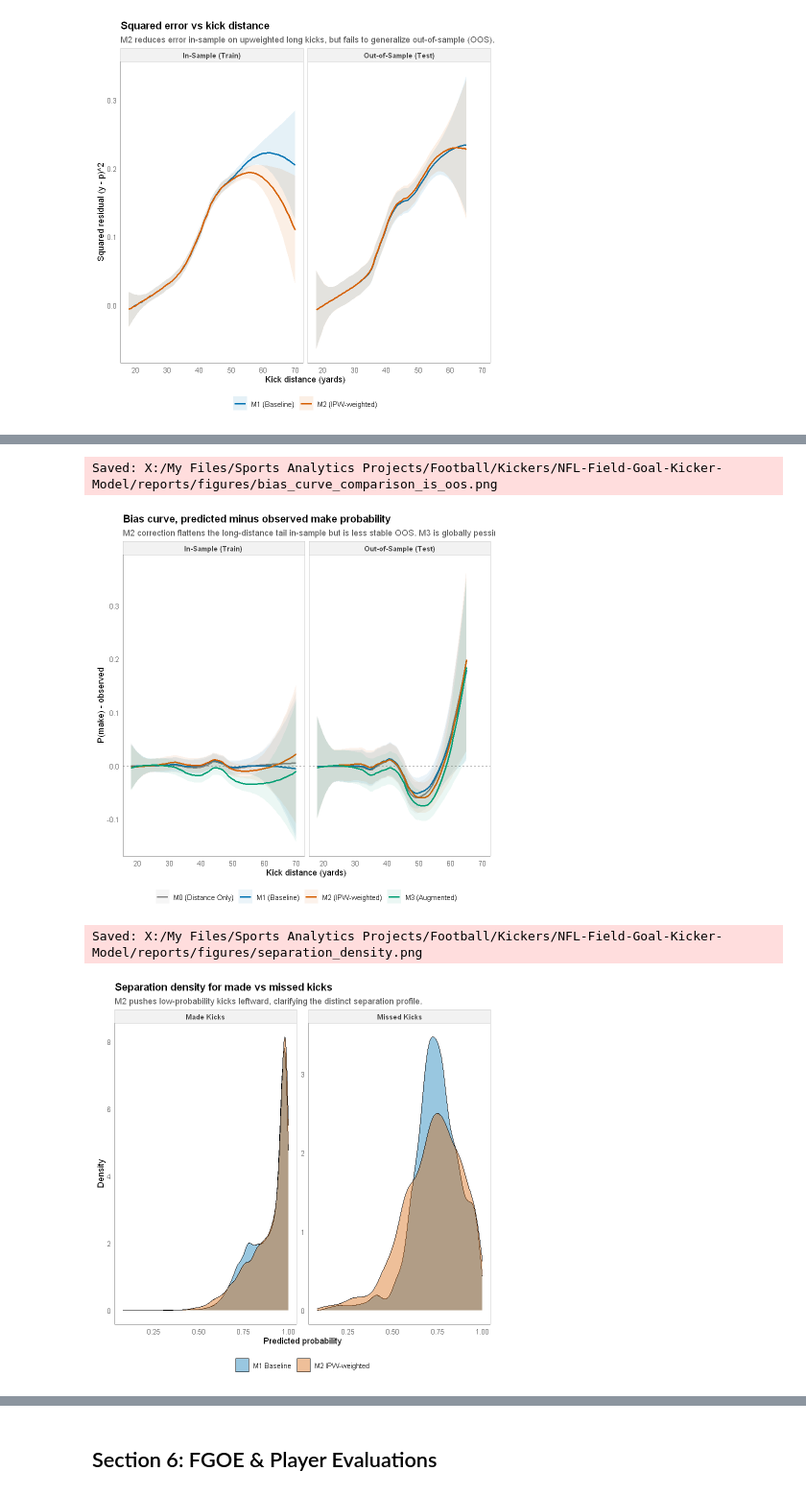
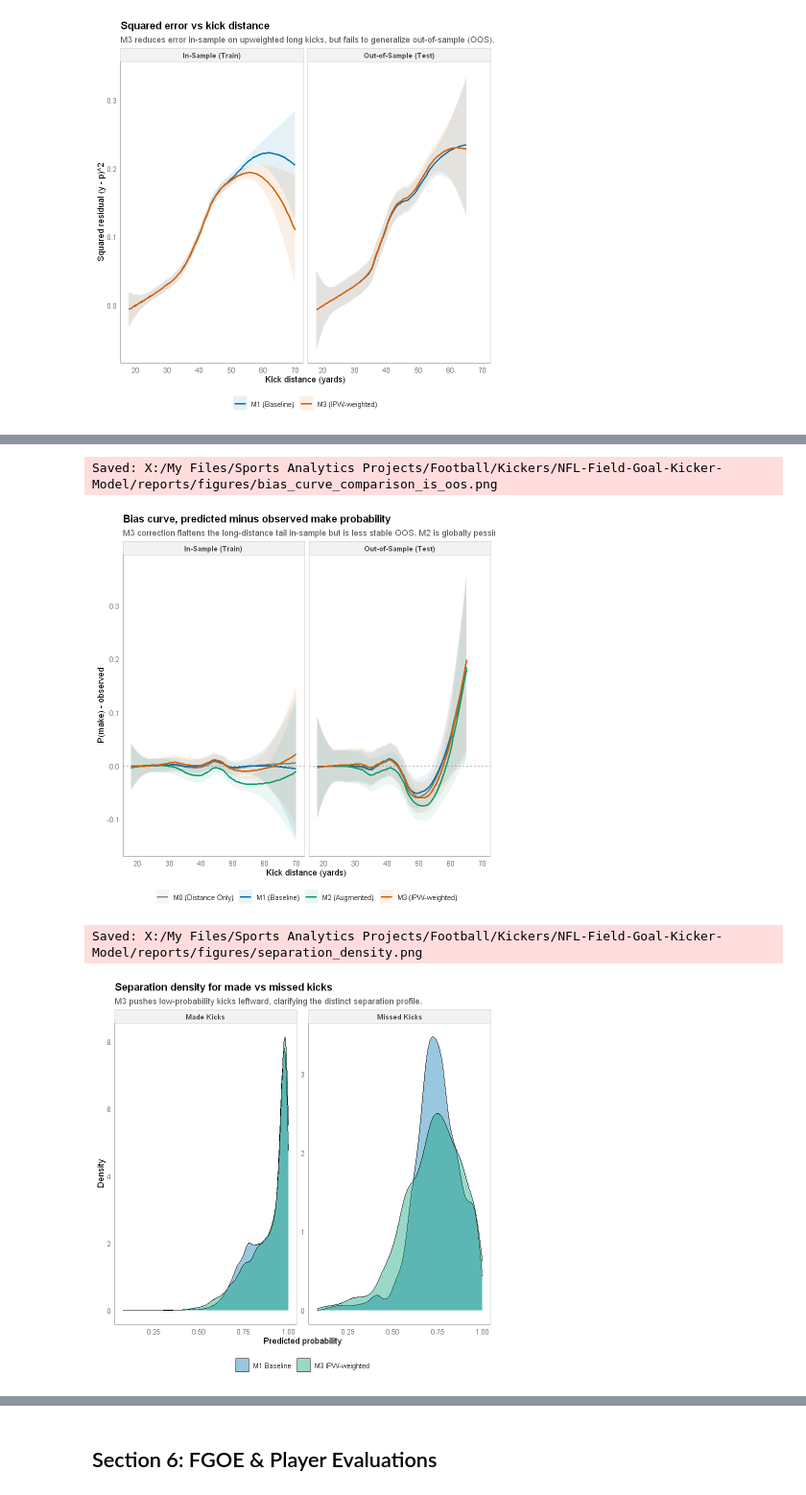
Before and after one commit to eker3777/NFL-Field-Goal-Kicker-Model, a Jupyter notebook: notebooks/05_visuals.ipynb, the cells around one changed output, grey strips where cells are left out. Shown at 96% size. Saved outputs shown, nothing was run; the diff lists cells and outputs as text; code cells hidden in the pictures.

```diff
--- a/notebooks/05_visuals.ipynb
+++ b/notebooks/05_visuals.ipynb
@@ -39,12 +39,12 @@ figures_dir       <- file.path(reports_dir, 'figures')
 
 EVAL_SEASON_MIN   <- 2015L
 EVAL_SEASON_MAX   <- 2025L
-MODEL_FILE_M2_POP <- 'xfg_m2_ipw_no_kicker_season_logit.rds'
+MODEL_FILE_M3_POP <- 'xfg_m3_ipw_no_kicker_season_logit.rds'
 MIN_FGOE_ATT      <- 25L
 
 # Clear existing figures first.
 # Only PNGs are removed: notebook 04 writes its metrics CSVs (metrics_table.csv,
-# metrics_by_era_oos.csv, m1_vs_m2_by_era_oos.csv) into this same directory, and
+# metrics_by_era_oos.csv, m1_vs_m3_by_era_oos.csv) into this same directory, and
 # a blanket unlink() of figures_dir/* silently destroyed them whenever 05 ran
 # after 04 -- which is the documented notebook order.
 if (dir.exists(figures_dir)) {
@@ -164,7 +164,7 @@ preds_pi <- readr::read_csv(file.path(reports_dir, 'attempt_pi', 'attempt_pi_oof
     fg_all %>% select(season, game_id, play_id, kick_distance, game_seconds_remaining),
     by = c("season", "game_id", "play_id")
   )
-m2_pop   <- readRDS(file.path(final_models_dir, MODEL_FILE_M2_POP))
+m3_pop   <- readRDS(file.path(final_models_dir, MODEL_FILE_M3_POP))
 
 # Test set split mapping
 test_game_ids_file <- file.path(data_dir, 'augmented',
@@ -175,8 +175,8 @@ preds <- preds %>%
   mutate(
     split    = if_else(game_id %in% test_game_ids, 'test', 'train'),
     fgoe_m1  = kick_made - p_m1,
-    fgoe_m2  = kick_made - p_m2,
-    fgoe_m3  = kick_made - p_m3
+    fgoe_m3  = kick_made - p_m3,
+    fgoe_m2  = kick_made - p_m2
   )
 
 preds_is  <- preds
@@ -188,19 +188,19 @@ y_test     <- preds_test$kick_made
 preds_is_df   <- as.data.frame(preds_is)
 preds_test_df <- as.data.frame(preds_test)
 
-preds_is$p_m2_pop  <- predict(m2_pop, newdata = preds_is_df, type = 'response', allow.new.levels = TRUE)
-preds_is$fgoe_pop   <- preds_is$kick_made - preds_is$p_m2_pop
+preds_is$p_m3_pop  <- predict(m3_pop, newdata = preds_is_df, type = 'response', allow.new.levels = TRUE)
+preds_is$fgoe_pop   <- preds_is$kick_made - preds_is$p_m3_pop
 
-preds_test$p_m2_pop <- predict(m2_pop, newdata = preds_test_df, type = 'response', allow.new.levels = TRUE)
-preds_test$fgoe_pop  <- preds_test$kick_made - preds_test$p_m2_pop
+preds_test$p_m3_pop <- predict(m3_pop, newdata = preds_test_df, type = 'response', allow.new.levels = TRUE)
+preds_test$fgoe_pop  <- preds_test$kick_made - preds_test$p_m3_pop
 
 # Construct fg_full_pooled to replicate archived 08 plots
 fg_full_pooled <- preds_is %>%
   dplyr::rename(
     pred_m0_full = p_m0_full,
     pred_m1_full = p_m1_full,
-    pred_m2_full = p_m2_full,
-    pred_m3_full = p_m3_full
+    pred_m3_full = p_m3_full,
+    pred_m2_full = p_m2_full
   )
 
 # Construct decision data frame (Multi-Class 4th Down Decisions)
@@ -626,12 +626,12 @@ Saved: X:/My Files/Sports Analytics Projects/Football/Kickers/NFL-Field-Goal-Kic
 # --- Bias Curve: Predicted minus Observed (All 4 Models) ---
 is_bias_data <- preds_is %>%
   filter(!is.na(kick_made)) %>%
-  select(kick_distance, kick_made, p_m0_full, p_m1_full, p_m2_full, p_m3_full) %>%
+  select(kick_distance, kick_made, p_m0_full, p_m1_full, p_m3_full, p_m2_full) %>%
   mutate(
     bias_M0 = p_m0_full - kick_made,
     bias_M1 = p_m1_full - kick_made,
-    bias_M2 = p_m2_full - kick_made,
-    bias_M3 = p_m3_full - kick_made
+    bias_M3 = p_m3_full - kick_made,
+    bias_M2 = p_m2_full - kick_made
   ) %>%
   pivot_longer(cols = c(bias_M0, bias_M1, bias_M2, bias_M3),
                names_to = 'Model', values_to = 'Residual') %>%
@@ -639,20 +639,20 @@ is_bias_data <- preds_is %>%
     Model = recode(Model,
       bias_M0 = 'M0 (Distance Only)',
       bias_M1 = 'M1 (Baseline)',
-      bias_M2 = 'M2 (IPW-weighted)',
-      bias_M3 = 'M3 (Augmented)'
+      bias_M2 = 'M2 (Augmented)',
+      bias_M3 = 'M3 (IPW-weighted)'
     ),
     split = 'In-Sample (Train)'
   )
 
 oos_bias_data <- preds_test %>%
   filter(!is.na(kick_made)) %>%
-  select(kick_distance, kick_made, p_m0, p_m1, p_m2, p_m3) %>%
+  select(kick_distance, kick_made, p_m0, p_m1, p_m3, p_m2) %>%
   mutate(
     bias_M0 = p_m0 - kick_made,
     bias_M1 = p_m1 - kick_made,
-    bias_M2 = p_m2 - kick_made,
-    bias_M3 = p_m3 - kick_made
+    bias_M3 = p_m3 - kick_made,
+    bias_M2 = p_m2 - kick_made
   ) %>%
   pivot_longer(cols = c(bias_M0, bias_M1, bias_M2, bias_M3),
                names_to = 'Model', values_to = 'Residual') %>%
@@ -660,8 +660,8 @@ oos_bias_data <- preds_test %>%
     Model = recode(Model,
       bias_M0 = 'M0 (Distance Only)',
       bias_M1 = 'M1 (Baseline)',
-      bias_M2 = 'M2 (IPW-weighted)',
-      bias_M3 = 'M3 (Augmented)'
+      bias_M2 = 'M2 (Augmented)',
+      bias_M3 = 'M3 (IPW-weighted)'
     ),
     split = 'Out-of-Sample (Test)'
   )
@@ -669,7 +669,7 @@ oos_bias_data <- preds_test %>%
 bias_dist_data <- bind_rows(is_bias_data, oos_bias_data) %>%
   mutate(Model = factor(Model, levels = c(
     'M0 (Distance Only)', 'M1 (Baseline)',
-    'M2 (IPW-weighted)', 'M3 (Augmented)'
+    'M2 (Augmented)', 'M3 (IPW-weighted)'
   )))
 
 p_bias_dist <- ggplot(bias_dist_data,
@@ -681,18 +681,18 @@ p_bias_dist <- ggplot(bias_dist_data,
   scale_color_manual(values = c(
     'M0 (Distance Only)' = '#888888',
     'M1 (Baseline)'      = '#0072B2',
-    'M2 (IPW-weighted)'  = '#D55E00',
-    'M3 (Augmented)'     = '#009E73'
+    'M3 (IPW-weighted)'  = '#D55E00',
+    'M2 (Augmented)'     = '#009E73'
   )) +
   scale_fill_manual(values = c(
     'M0 (Distance Only)' = '#888888',
     'M1 (Baseline)'      = '#0072B2',
-    'M2 (IPW-weighted)'  = '#D55E00',
-    'M3 (Augmented)'     = '#009E73'
+    'M3 (IPW-weighted)'  = '#D55E00',
+    'M2 (Augmented)'     = '#009E73'
   )) +
   labs(
     title = 'Bias curve, predicted minus observed make probability',
-    subtitle = 'M2 correction flattens the long-distance tail in-sample but is less stable OOS. M3 is globally pessimistic.',
+    subtitle = 'M3 correction flattens the long-distance tail in-sample but is less stable OOS. M2 is globally pessimistic.',
     x = 'Kick distance (yards)',
     y = 'P(make) - observed',
     color = NULL, fill = NULL
@@ -702,35 +702,35 @@ print(p_bias_dist)
 save_fig(p_bias_dist, 'bias_curve_comparison_is_oos.png', w = 12, h = 5.5)
 # %% [output]
 Saved: X:/My Files/Sports Analytics Projects/Football/Kickers/NFL-Field-Goal-Kicker-Model/reports/figures/bias_curve_comparison_is_oos.png
-[figure, old version]
+[figure, new version]
 # %%
 # --- Separation density for made vs missed kicks ---
 dist_plot_data <- preds_is %>%
   filter(!is.na(kick_made)) %>%
-  select(kick_made, p_m1_full, p_m2_full) %>%
-  pivot_longer(cols = c(p_m1_full, p_m2_full), names_to = 'Model', values_to = 'Probability') %>%
+  select(kick_made, p_m1_full, p_m3_full) %>%
+  pivot_longer(cols = c(p_m1_full, p_m3_full), names_to = 'Model', values_to = 'Probability') %>%
   mutate(
-    Model = recode(Model, p_m1_full = 'M1 Baseline', p_m2_full = 'M2 IPW-weighted'),
+    Model = recode(Model, p_m1_full = 'M1 Baseline', p_m3_full = 'M3 IPW-weighted'),
     Outcome = ifelse(kick_made == 1, 'Made Kicks', 'Missed Kicks')
   )
 
 p_dens_sep <- ggplot(dist_plot_data, aes(x = Probability, fill = Model)) +
   geom_density(alpha = 0.4, linewidth = 0.3) +
   facet_wrap(~ Outcome, scales = 'free_y') +
-  scale_fill_manual(values = c('M1 Baseline' = '#0072B2', 'M2 IPW-weighted' = '#D55E00')) +
+  scale_fill_manual(values = c('M1 Baseline' = '#0072B2', 'M3 IPW-weighted' = '#009E73')) +
   labs(
     title = 'Separation density for made vs missed kicks',
-    subtitle = 'M2 pushes low-probability kicks leftward, clarifying the distinct separation profile.',
+    subtitle = 'M3 pushes low-probability kicks leftward, clarifying the distinct separation profile.',
     x = 'Predicted probability',
     y = 'Density',
     fill = NULL
   ) +
   theme_paper()
 print(p_dens_sep)
 save_fig(p_dens_sep, 'separation_density.png', w = 10, h = 5)
 # %% [output]
 Saved: X:/My Files/Sports Analytics Projects/Football/Kickers/NFL-Field-Goal-Kicker-Model/reports/figures/separation_density.png
-[figure, old version]
+[figure, new version]
 # %%
 # --- Long-Distance Kick Probabilities (50+ Yards) ---
 tail_is <- preds_is %>%
```
Also changed, not shown: parts of 15 cells of this notebook, 24 other files.
